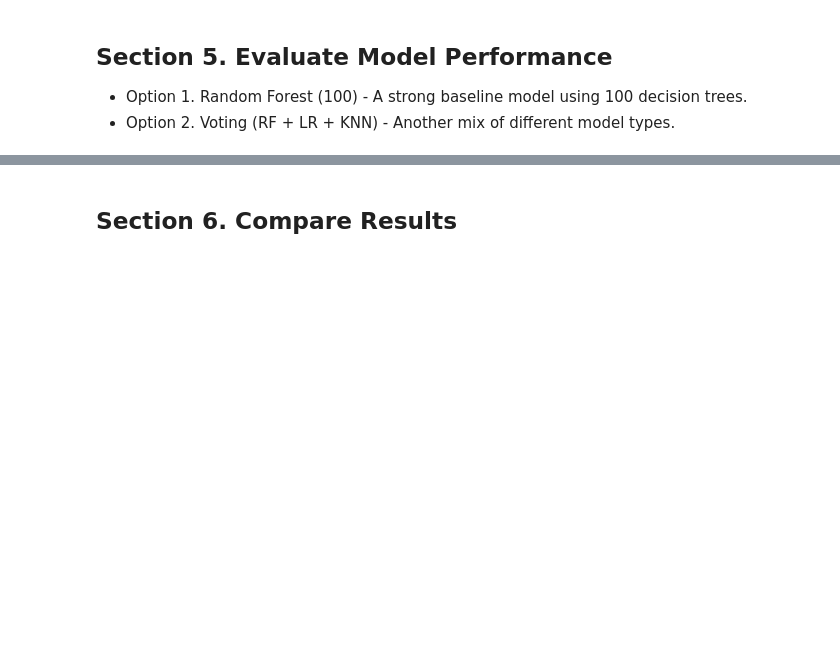
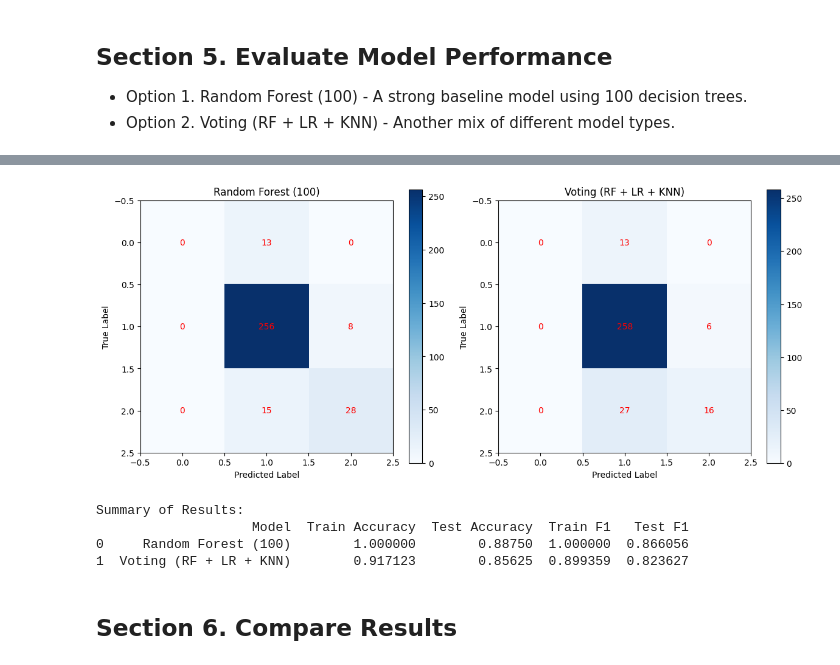
Before and after one commit to bjdawson23/applied-ml-branton, a Jupyter notebook: notebooks/project05/ml05_branton.ipynb, the cells around one changed output, grey strips where cells are left out. Cells and saved outputs as stored; diff of their text form; code cells hidden in the pictures; blank space fills up the shorter version.

```diff
--- a/notebooks/project05/ml05_branton.ipynb
+++ b/notebooks/project05/ml05_branton.ipynb
@@ -423,3 +262,44 @@ Train F1 Score: 0.8141, Test F1 Score: 0.8073
+# %%
+# Plot a confusion matrix for the both models side by side
+fig, axes = plt.subplots(1, 2, figsize=(12, 5))
+models = [
+    ("Random Forest (100)", RandomForestClassifier(n_estimators=100, random_state=42)),
+    (
+        "Voting (RF + LR + KNN)",
+        VotingClassifier(
+            estimators=[
+                ("RF", RandomForestClassifier(n_estimators=100)),
+                ("LR", LogisticRegression(max_iter=5000)),
+                ("KNN", KNeighborsClassifier()),
+            ],
+            voting="soft",
+        ),
+    ),
+]
+for ax, (name, model) in zip(axes, models):
+    model.fit(X_train, y_train)
+    y_test_pred = model.predict(X_test)
+    cm = confusion_matrix(y_test, y_test_pred)
+    im = ax.imshow(cm, cmap="Blues")
+    ax.set_title(name)
+    ax.set_xlabel("Predicted Label")
+    ax.set_ylabel("True Label")
+    fig.colorbar(im, ax=ax)
+    for i in range(cm.shape[0]):
+        for j in range(cm.shape[1]):
+            ax.text(j, i, cm[i, j], ha="center", va="center", color="red")
+plt.tight_layout()
+plt.show()
+# Display results summary
+results_df = pd.DataFrame(results)
+print("\nSummary of Results:")
+print(results_df)
+# %% [output]
+[figure, added]
+Summary of Results:
+                    Model  Train Accuracy  Test Accuracy  Train F1   Test F1
+0     Random Forest (100)        1.000000        0.88750  1.000000  0.866056
+1  Voting (RF + LR + KNN)        0.917123        0.85625  0.899359  0.823627
 # %% [markdown]
 ## Section 6. Compare Results
 # %%
```
Also changed, not shown: parts of 4 cells of this notebook.
